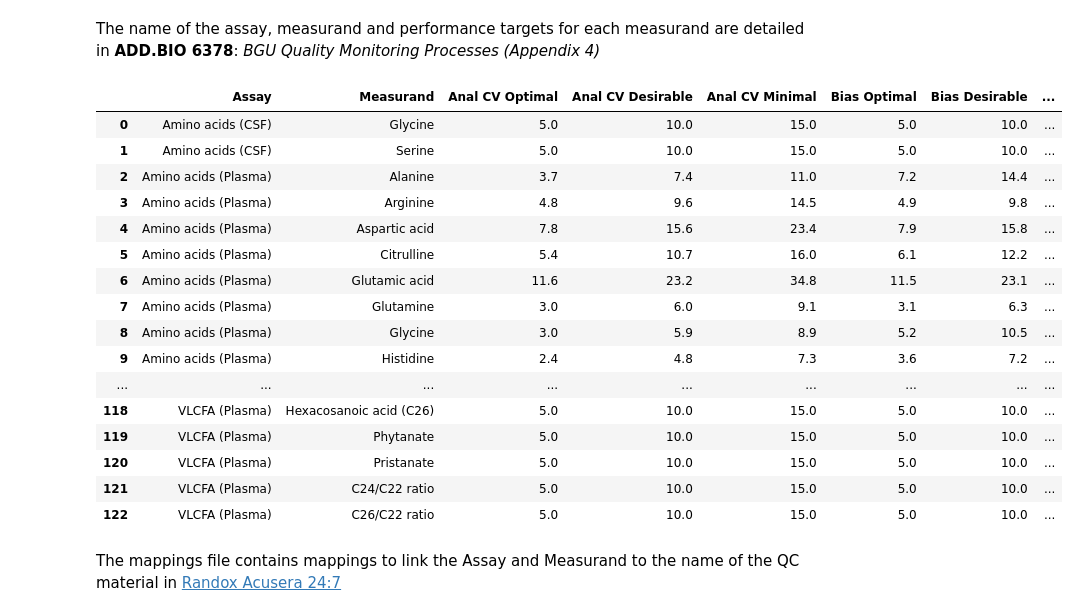
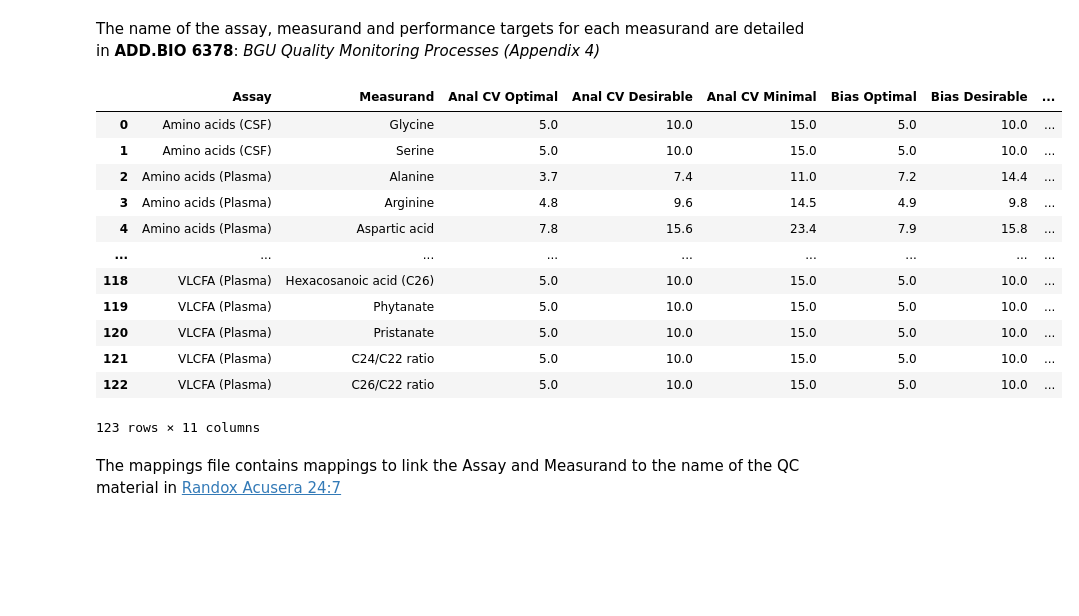
Before and after one commit to nf260/measurement_uncertainty, a Jupyter notebook: Measurement_uncertainty.ipynb, the cells around one changed output. Drawn from its saved outputs; the diff is of its cells as text; code cells hidden in the pictures; blank space fills up the shorter version.

```diff
--- a/Measurement_uncertainty.ipynb
+++ b/Measurement_uncertainty.ipynb
@@ -20,8 +21,8 @@ pd.set_option('display.max_colwidth', -1)
 # %% [markdown]
 The name of the assay, measurand and performance targets for each measurand are detailed in **ADD.BIO 6378**: *BGU Quality Monitoring Processes (Appendix 4)*
 # %%
-def import_performance_targets(filename):
-    performance_targets = pd.read_excel(filename,skiprows=2
+def import_performance_targets(filepath):
+    performance_targets = pd.read_excel(filepath,skiprows=2
                                        ,names=['Assay','Measurand','Biol CVi','Biol CVg'
                                                ,'Anal CV Optimal','Anal CV Desirable','Anal CV Minimal'
                                               ,'Bias Optimal','Bias Desirable','Bias Minimal'
@@ -29,26 +30,22 @@ def import_performance_targets(filename):
     performance_targets = performance_targets.drop(columns=['Biol CVi','Biol CVg','Source of performance targets'])
     return performance_targets.round(1)
 # %%
-performance_targets = import_performance_targets("Measurement uncertainty performance targets December 2020.xlsx")
+performance_targets = import_performance_targets('data\\raw_data\\Measurement uncertainty performance targets December 2020.xlsx')
 performance_targets
 # %% [output]
 |  | Assay | Measurand | Anal CV Optimal | Anal CV Desirable | Anal CV Minimal | Bias Optimal | Bias Desirable | ... |
 | 0 | Amino acids (CSF) | Glycine | 5.0 | 10.0 | 15.0 | 5.0 | 10.0 | ... |
 | 1 | Amino acids (CSF) | Serine | 5.0 | 10.0 | 15.0 | 5.0 | 10.0 | ... |
 | 2 | Amino acids (Plasma) | Alanine | 3.7 | 7.4 | 11.0 | 7.2 | 14.4 | ... |
 | 3 | Amino acids (Plasma) | Arginine | 4.8 | 9.6 | 14.5 | 4.9 | 9.8 | ... |
 | 4 | Amino acids (Plasma) | Aspartic acid | 7.8 | 15.6 | 23.4 | 7.9 | 15.8 | ... |
-| 5 | Amino acids (Plasma) | Citrulline | 5.4 | 10.7 | 16.0 | 6.1 | 12.2 | ... |
-| 6 | Amino acids (Plasma) | Glutamic acid | 11.6 | 23.2 | 34.8 | 11.5 | 23.1 | ... |
-| 7 | Amino acids (Plasma) | Glutamine | 3.0 | 6.0 | 9.1 | 3.1 | 6.3 | ... |
-| 8 | Amino acids (Plasma) | Glycine | 3.0 | 5.9 | 8.9 | 5.2 | 10.5 | ... |
-| 9 | Amino acids (Plasma) | Histidine | 2.4 | 4.8 | 7.3 | 3.6 | 7.2 | ... |
 | ... | ... | ... | ... | ... | ... | ... | ... | ... |
 | 118 | VLCFA (Plasma) | Hexacosanoic acid (C26) | 5.0 | 10.0 | 15.0 | 5.0 | 10.0 | ... |
 | 119 | VLCFA (Plasma) | Phytanate | 5.0 | 10.0 | 15.0 | 5.0 | 10.0 | ... |
 | 120 | VLCFA (Plasma) | Pristanate | 5.0 | 10.0 | 15.0 | 5.0 | 10.0 | ... |
 | 121 | VLCFA (Plasma) | C24/C22 ratio | 5.0 | 10.0 | 15.0 | 5.0 | 10.0 | ... |
 | 122 | VLCFA (Plasma) | C26/C22 ratio | 5.0 | 10.0 | 15.0 | 5.0 | 10.0 | ... |
+123 rows × 11 columns
 # %% [markdown]
 The mappings file contains mappings to link the Assay and Measurand to the name of the QC material in [Randox Acusera 24:7](https://qc.randox.com/Acusera#Home)
 # %%
```
Also changed, not shown: parts of 32 cells of this notebook.
